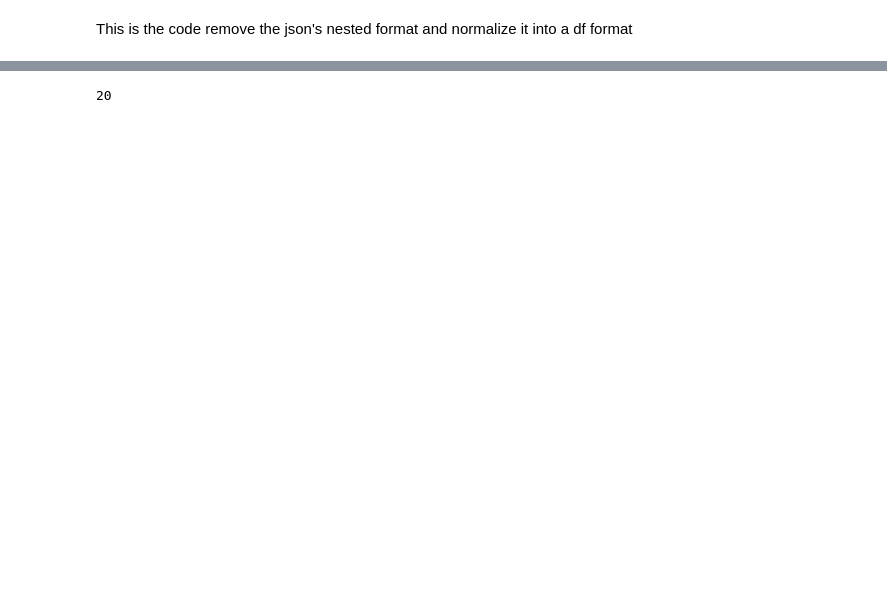
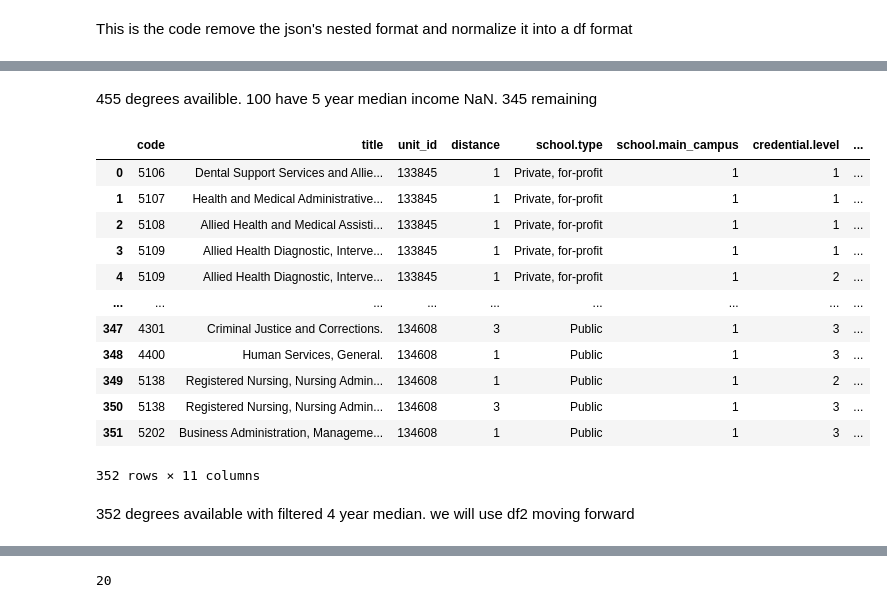
Before and after one commit to sebastianhonorat-dev/CAP_3764_2026_Spring_Team_6, a Jupyter notebook: notebooks/setup.ipynb, the cells around one changed output, grey strips where cells are left out. Saved outputs shown, nothing was run; the diff lists cells and outputs as text; code cells hidden in the pictures; blank space fills up the shorter version.

```diff
--- a/notebooks/setup.ipynb
+++ b/notebooks/setup.ipynb
@@ -80 +91,58 @@ df
+# %% [markdown]
+455 degrees availible. 100 have 5 year median income NaN. 345 remaining
+# %%
+fields = ",".join([
+    "school.name",
+
+    "latest.programs.cip_4_digit.unit_id",
+    "latest.programs.cip_4_digit.school.type",
+    "latest.programs.cip_4_digit.school.main_campus",
+
+    "programs.cip_4_digit.code",
+    "programs.cip_4_digit.title",
+    "programs.cip_4_digit.credential.level",
+    "programs.cip_4_digit.distance",
+
+    "latest.programs.cip_4_digit.earnings.4_yr.overall_median_earnings",
+    "latest.programs.cip_4_digit.earnings.4_yr.working_not_enrolled.overall_count",
+    "latest.programs.cip_4_digit.debt.staff_grad_plus.all.eval_inst.median"
+])
+
+params= {
+    "api_key": SCORECARD_KEY,
+    "school.state":"FL",
+    "fields": fields,
+    "latest.programs.cip_4_digit.earnings.4_yr.overall_median_earnings__not":"null",
+    "latest.programs.cip_4_digit.debt.staff_grad_plus.all.eval_inst.median__not":"null",
+    "page":"1",
+    "per_page":"20"
+}
+response = requests.get(
+    BASE_URL,
+    params = params,
+)
+data2 = response.json()
+df2 = pd.json_normalize(
+    data2["results"],
+    record_path=["latest.programs.cip_4_digit"],
+    meta="school.name",
+    errors="ignore"
+)
+df2
+# %% [output]
+|  | code | title | unit_id | distance | school.type | school.main_campus | credential.level | ... |
+| 0 | 5106 | Dental Support Services and Allie... | 133845 | 1 | Private, for-profit | 1 | 1 | ... |
+| 1 | 5107 | Health and Medical Administrative... | 133845 | 1 | Private, for-profit | 1 | 1 | ... |
+| 2 | 5108 | Allied Health and Medical Assisti... | 133845 | 1 | Private, for-profit | 1 | 1 | ... |
+| 3 | 5109 | Allied Health Diagnostic, Interve... | 133845 | 1 | Private, for-profit | 1 | 1 | ... |
+| 4 | 5109 | Allied Health Diagnostic, Interve... | 133845 | 1 | Private, for-profit | 1 | 2 | ... |
+| ... | ... | ... | ... | ... | ... | ... | ... | ... |
+| 347 | 4301 | Criminal Justice and Corrections. | 134608 | 3 | Public | 1 | 3 | ... |
+| 348 | 4400 | Human Services, General. | 134608 | 1 | Public | 1 | 3 | ... |
+| 349 | 5138 | Registered Nursing, Nursing Admin... | 134608 | 1 | Public | 1 | 2 | ... |
+| 350 | 5138 | Registered Nursing, Nursing Admin... | 134608 | 3 | Public | 1 | 3 | ... |
+| 351 | 5202 | Business Administration, Manageme... | 134608 | 1 | Public | 1 | 3 | ... |
+352 rows × 11 columns
+# %% [markdown]
+352 degrees available with filtered 4 year median. we will use df2 moving forward
 # %%
```
Also changed, not shown: parts of 16 cells of this notebook, 1 other file.
